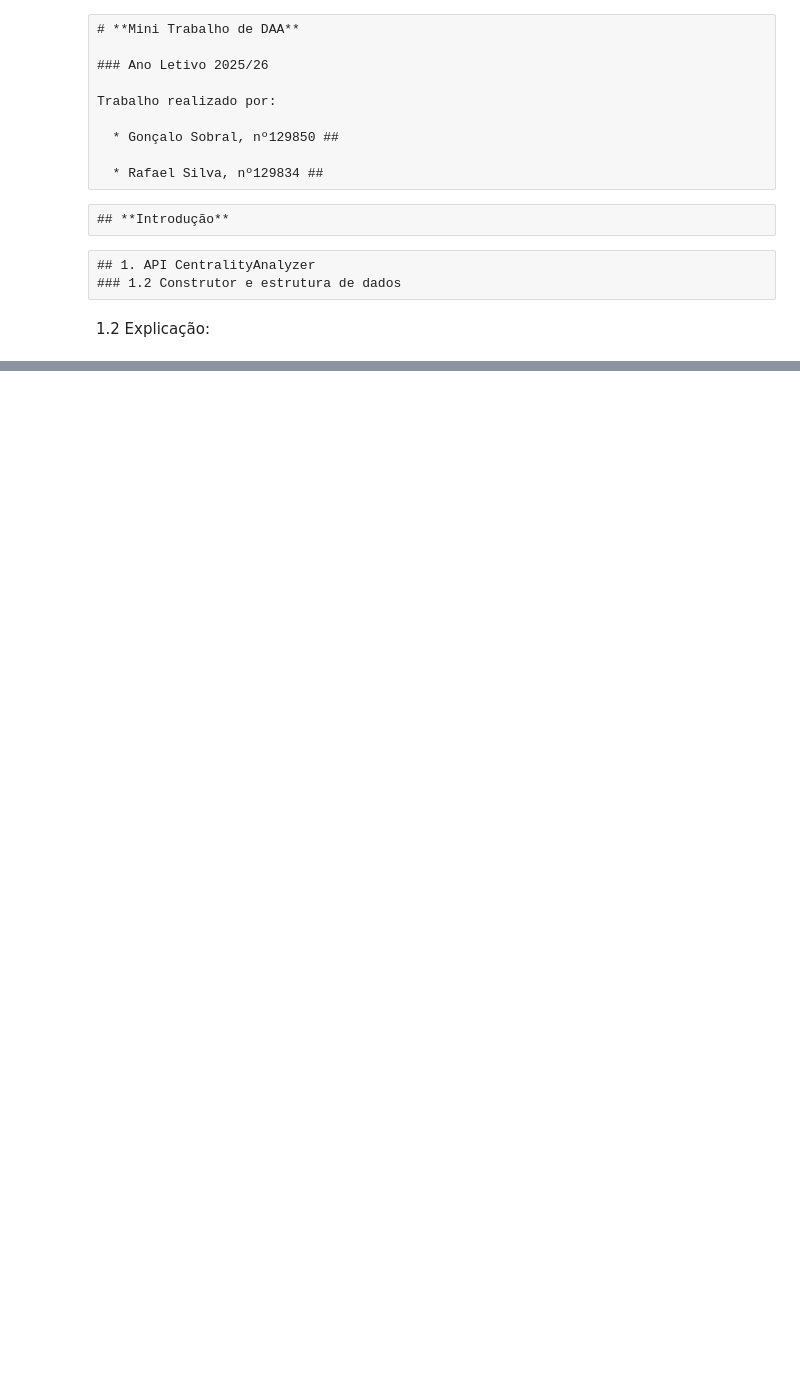
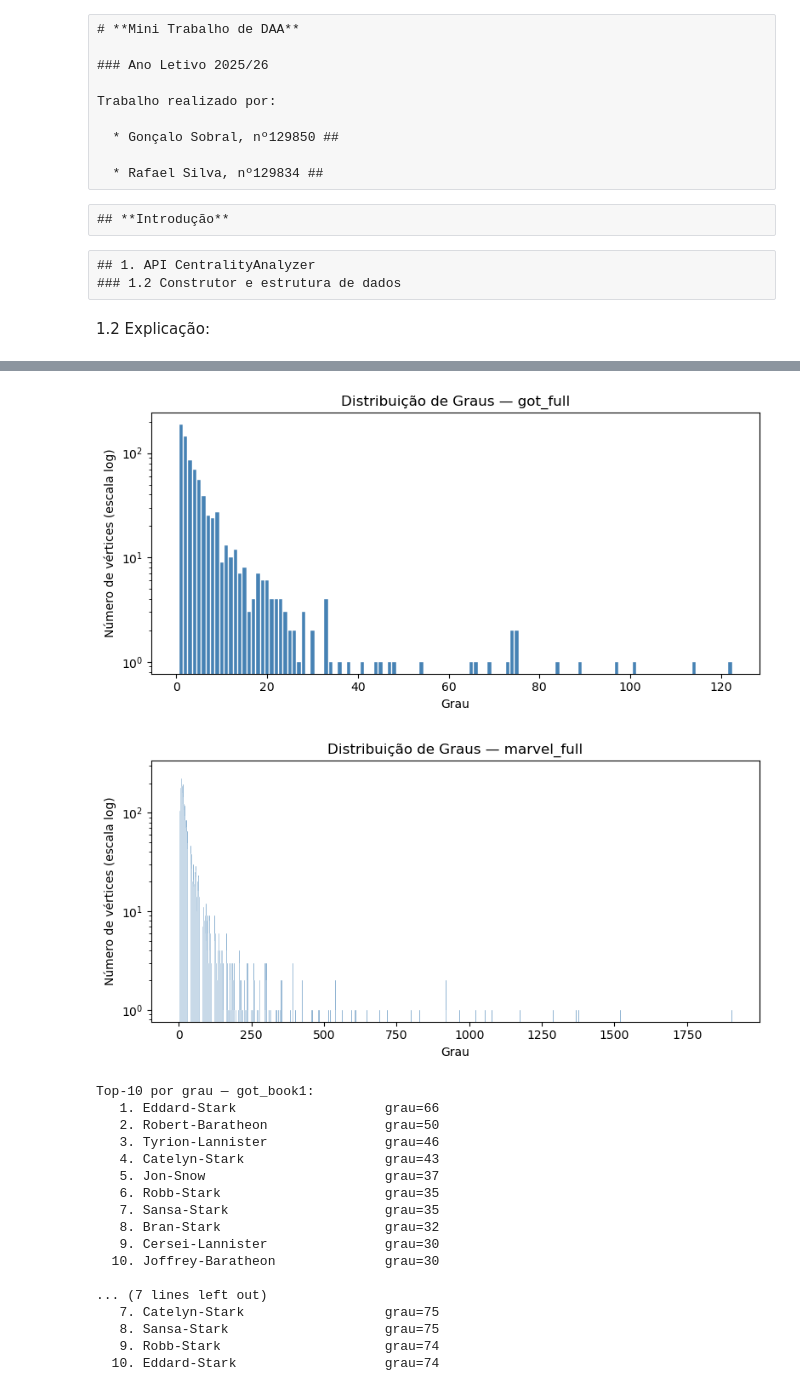
Before and after one commit to RafaSilva999/ProjetoDAA, a Jupyter notebook: ProjetoDAA.ipynb, the cells around one changed output, grey strips where cells are left out. Saved outputs shown, nothing was run; the diff lists cells and outputs as text; code cells hidden in the pictures; blank space fills up the shorter version.

```diff
--- a/ProjetoDAA.ipynb
+++ b/ProjetoDAA.ipynb
@@ -447,0 +518,48 @@ class CentralityAnalyser:
+# %%
+import matplotlib.pyplot as plt
+
+# Histogramas para got_full e marvel_full
+graph_mf = load_graph_csv("marvel_full.csv")
+ca_mf    = CentralityAnalyser(graph_mf)
+
+for name, ca in [("got_full", ca_full), ("marvel_full", ca_mf)]:
+    dd      = ca.degree_distribution()
+    degrees = sorted(dd.keys())
+    counts  = [dd[d] for d in degrees]
+    fig, ax = plt.subplots(figsize=(8, 4))
+    ax.bar(degrees, counts, color="steelblue", edgecolor="white", linewidth=0.3)
+    ax.set_xlabel("Grau")
+    ax.set_ylabel("Número de vértices (escala log)")
+    ax.set_title(f"Distribuição de Graus — {name}")
+    ax.set_yscale("log")
+    plt.tight_layout()
+    plt.show()
+
+# Top-10 por grau — got_book1 e got_full
+for name, g in [("got_book1", graph_b1), ("got_full", graph_full)]:
+    graus  = {v.vertex_id(): g.degree(v.vertex_id()) for v in g.vertices()}
+    top10  = sorted(graus, key=graus.get, reverse=True)[:10]
+    print(f"Top-10 por grau — {name}:")
+    for rank, vid in enumerate(top10, 1):
+        print(f"  {rank:2d}. {vid:<30s} grau={graus[vid]}")
+    print()
+# %% [output]
+[figure, added]
+[figure, added]
+Top-10 por grau — got_book1:
+   1. Eddard-Stark                   grau=66
+   2. Robert-Baratheon               grau=50
+   3. Tyrion-Lannister               grau=46
+   4. Catelyn-Stark                  grau=43
+   5. Jon-Snow                       grau=37
+   6. Robb-Stark                     grau=35
+   7. Sansa-Stark                    grau=35
+   8. Bran-Stark                     grau=32
+   9. Cersei-Lannister               grau=30
+  10. Joffrey-Baratheon              grau=30
+
+... (7 lines left out)
+   7. Catelyn-Stark                  grau=75
+   8. Sansa-Stark                    grau=75
+   9. Robb-Stark                     grau=74
+  10. Eddard-Stark                   grau=74
```
Also changed, not shown: parts of 22 cells of this notebook.
